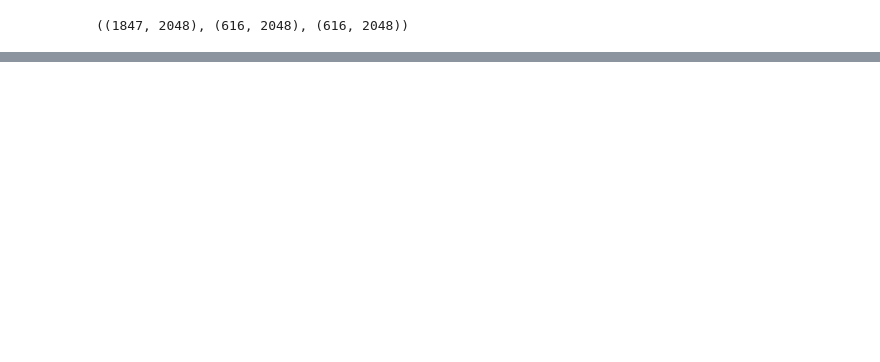
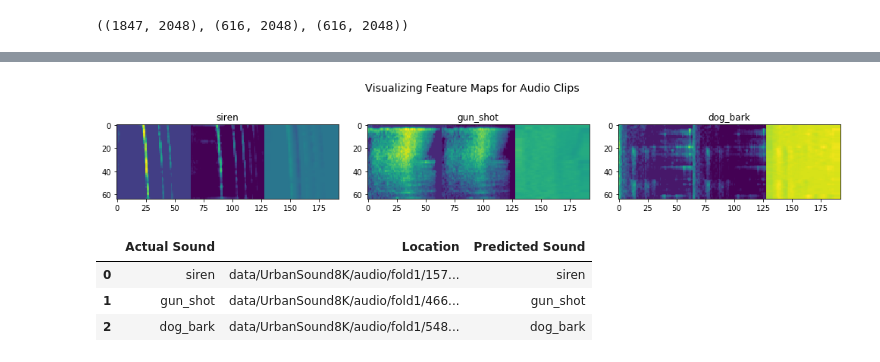
Before and after one commit to HvyD/Audio-Classifier-and-Predictor, a Jupyter notebook: Audio Classifier and Predictor.ipynb, the cells around one changed output, grey strips where cells are left out. Drawn from its saved outputs; the diff is of its cells as text; code cells hidden in the pictures; blank space fills up the shorter version.

```diff
--- a/Audio Classifier and Predictor.ipynb
+++ b/Audio Classifier and Predictor.ipynb
@@ -418,0 +571,16 @@ train_tl_features.shape, validate_tl_features.shape, test_tl_features.shape
+# %%
+siren_feature_map = ai.extract_base_features(siren_audio)[0]
+gunshot_feature_map = ai.extract_base_features(gunshot_audio)[0]
+dogbark_feature_map = ai.extract_base_features(dogbark_audio)[0]
+feature_maps = [siren_feature_map, gunshot_feature_map, dogbark_feature_map]
+# %%
+plt.figure(figsize=(14, 3))
+t = plt.suptitle('Visualizing Feature Maps for Audio Clips', fontsize=14)
+fig.subplots_adjust(top=0.8, wspace=0.1)
+for index, (feature_map, category) in enumerate(zip(feature_maps, actual_sounds)):
+    plt.subplot(1, 3, index+1)
+    plt.imshow(np.concatenate((feature_map[:,:,0], feature_map[:,:,1], feature_map[:,:,2]), axis=1), cmap='viridis')
+    plt.title(category)
+plt.tight_layout(pad=1.5)
+# %% [output]
+[figure, added]
@@ -418,0 +591,10 @@ train_tl_features.shape, validate_tl_features.shape, test_tl_features.shape
+# %%
+result_df = pd.DataFrame({'Actual Sound': actual_sounds,
+                          'Predicted Sound': predictions,
+                          'Location': sound_paths})
+result_df
+# %% [output]
+|  | Actual Sound | Location | Predicted Sound |
+| 0 | siren | data/UrbanSound8K/audio/fold1/157... | siren |
+| 1 | gun_shot | data/UrbanSound8K/audio/fold1/466... | gun_shot |
+| 2 | dog_bark | data/UrbanSound8K/audio/fold1/548... | dog_bark |
```
Also changed, not shown: parts of 40 cells of this notebook, 1 other file.
